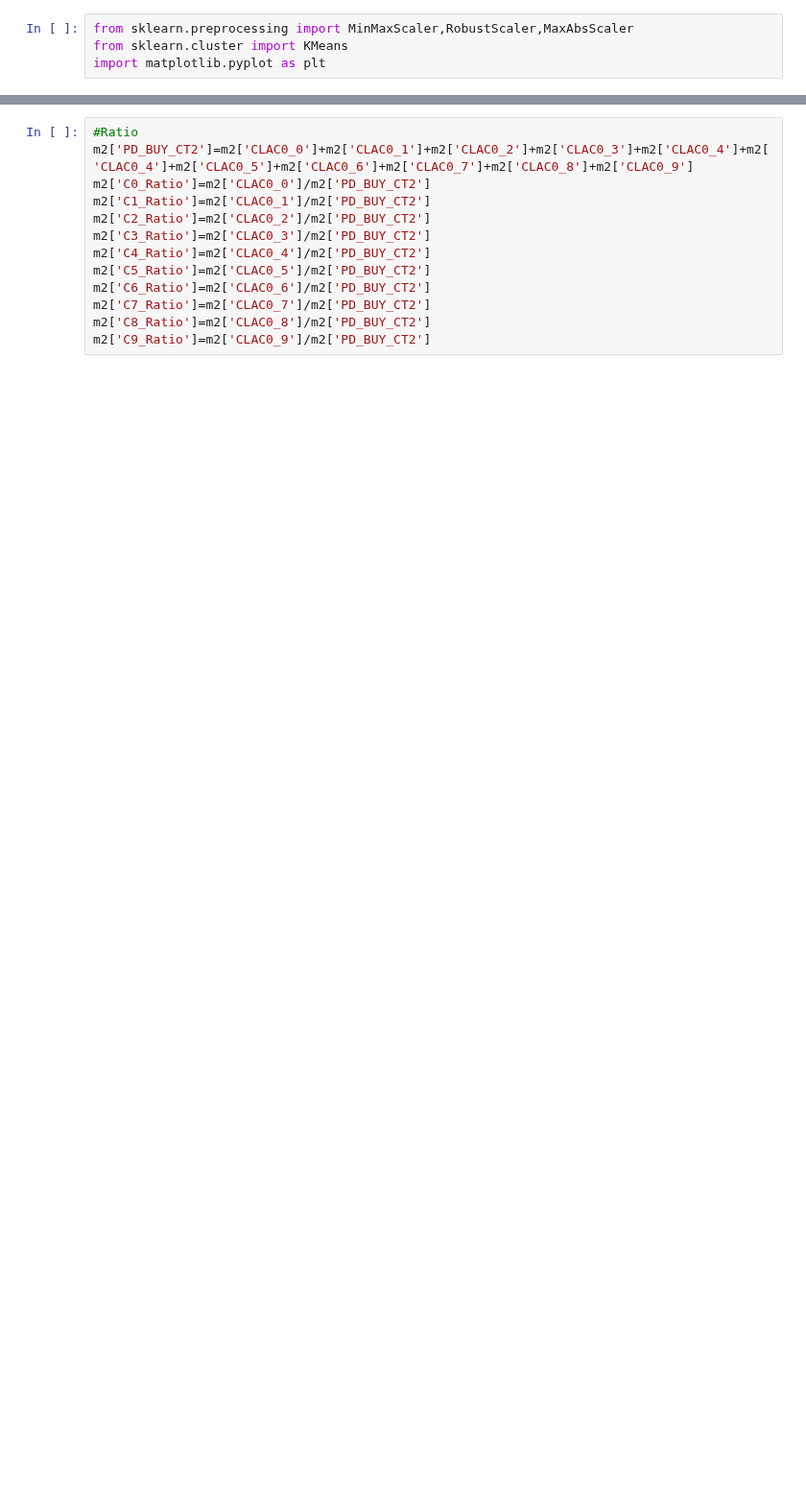
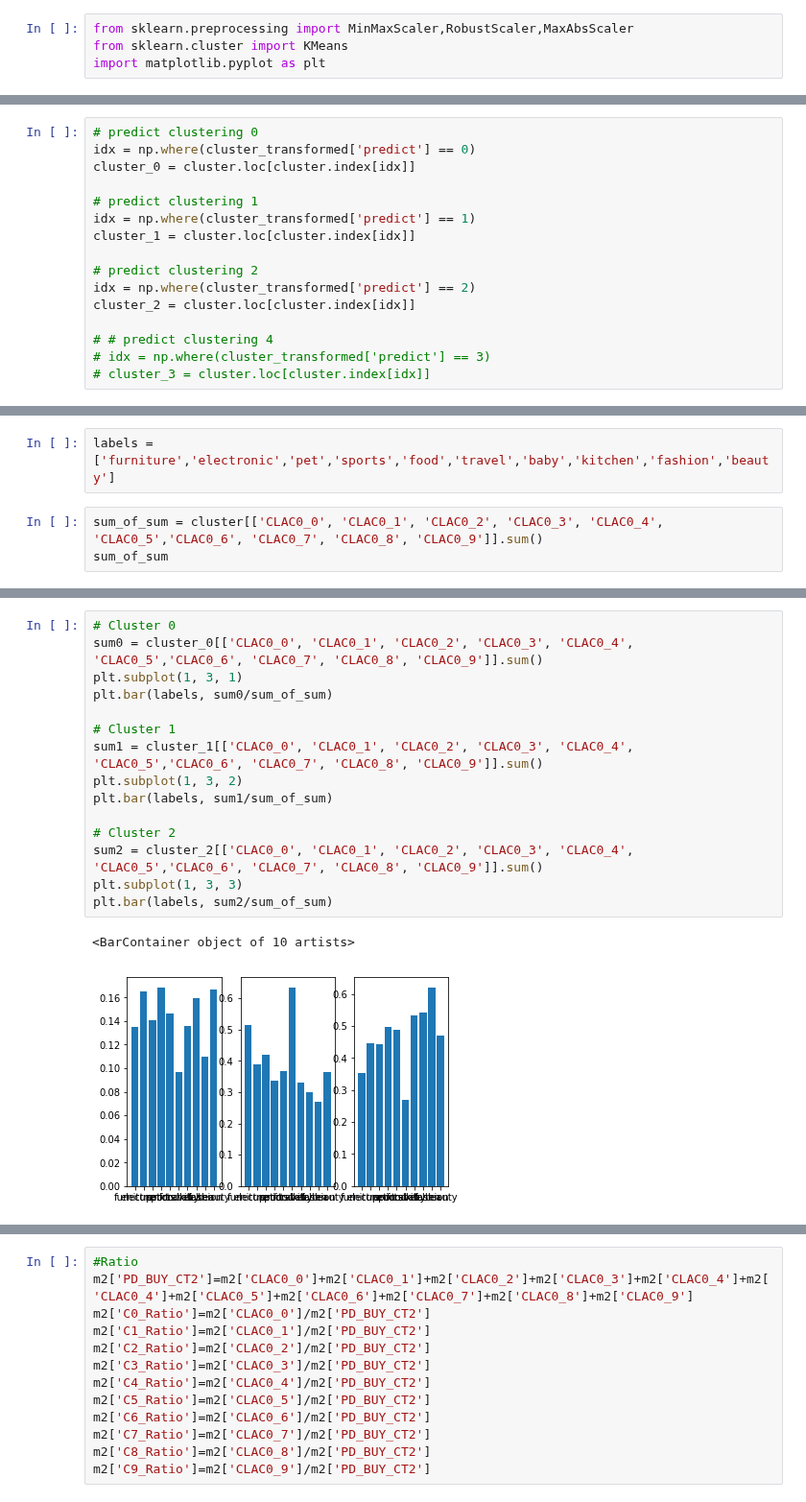
Before and after one commit to miniii222/-5th-L.point_bigdata_competiton, a Jupyter notebook: modeling/New_Scoring.ipynb, the cells around one changed output, grey strips where cells are left out. Shown at 96% size. Drawn from its saved outputs; the diff is of its cells as text; blank space fills up the shorter version.

```diff
--- a/modeling/New_Scoring.ipynb
+++ b/modeling/New_Scoring.ipynb
@@ -150,0 +258,16 @@ F_678_Score=pd.concat([F_678_transformed['CLNT_ID'], F_678_Score], axis=1)
+# %%
+# predict clustering 0
+idx = np.where(cluster_transformed['predict'] == 0)
+cluster_0 = cluster.loc[cluster.index[idx]]
+
+# predict clustering 1
+idx = np.where(cluster_transformed['predict'] == 1)
+cluster_1 = cluster.loc[cluster.index[idx]]
+
+# predict clustering 2
+idx = np.where(cluster_transformed['predict'] == 2)
+cluster_2 = cluster.loc[cluster.index[idx]]
+
+# # predict clustering 4
+# idx = np.where(cluster_transformed['predict'] == 3)
+# cluster_3 = cluster.loc[cluster.index[idx]]
@@ -150,0 +294,5 @@ F_678_Score=pd.concat([F_678_transformed['CLNT_ID'], F_678_Score], axis=1)
+# %%
+labels = ['furniture','electronic','pet','sports','food','travel','baby','kitchen','fashion','beauty']
+# %%
+sum_of_sum = cluster[['CLAC0_0', 'CLAC0_1', 'CLAC0_2', 'CLAC0_3', 'CLAC0_4', 'CLAC0_5','CLAC0_6', 'CLAC0_7', 'CLAC0_8', 'CLAC0_9']].sum()
+sum_of_sum
@@ -150,0 +311,18 @@ F_678_Score=pd.concat([F_678_transformed['CLNT_ID'], F_678_Score], axis=1)
+# %%
+# Cluster 0
+sum0 = cluster_0[['CLAC0_0', 'CLAC0_1', 'CLAC0_2', 'CLAC0_3', 'CLAC0_4', 'CLAC0_5','CLAC0_6', 'CLAC0_7', 'CLAC0_8', 'CLAC0_9']].sum()
+plt.subplot(1, 3, 1)
+plt.bar(labels, sum0/sum_of_sum)
+
+# Cluster 1
+sum1 = cluster_1[['CLAC0_0', 'CLAC0_1', 'CLAC0_2', 'CLAC0_3', 'CLAC0_4', 'CLAC0_5','CLAC0_6', 'CLAC0_7', 'CLAC0_8', 'CLAC0_9']].sum()
+plt.subplot(1, 3, 2)
+plt.bar(labels, sum1/sum_of_sum)
+
+# Cluster 2
+sum2 = cluster_2[['CLAC0_0', 'CLAC0_1', 'CLAC0_2', 'CLAC0_3', 'CLAC0_4', 'CLAC0_5','CLAC0_6', 'CLAC0_7', 'CLAC0_8', 'CLAC0_9']].sum()
+plt.subplot(1, 3, 3)
+plt.bar(labels, sum2/sum_of_sum)
+# %% [output]
+<BarContainer object of 10 artists>
+[figure, added]
```
Also changed, not shown: parts of 73 cells of this notebook.
